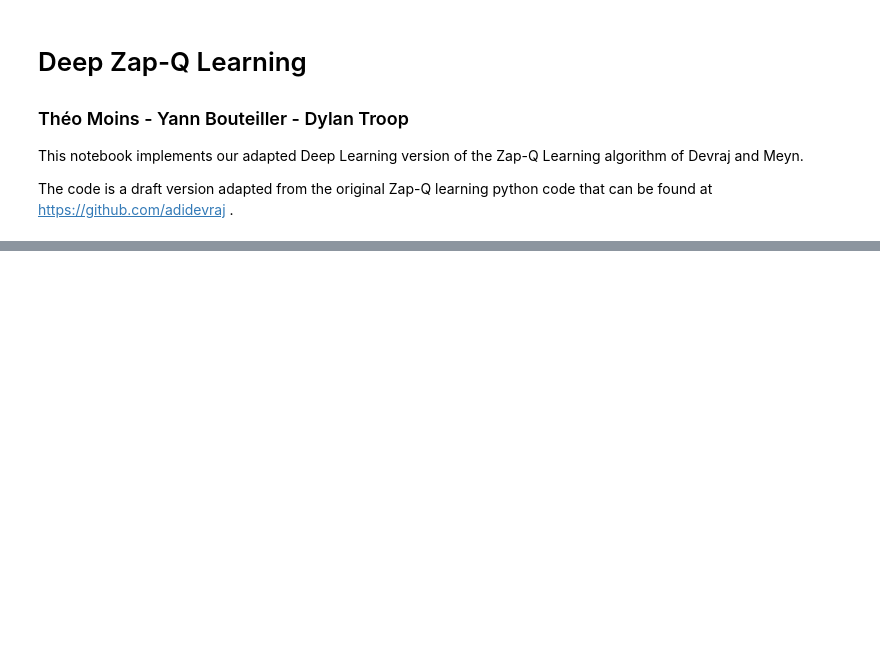
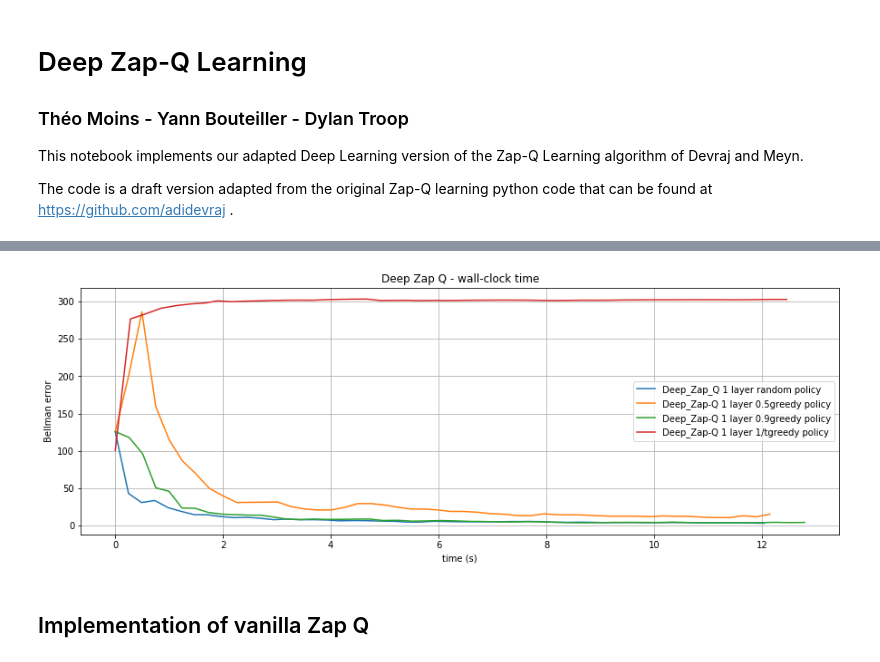
Before and after one commit to TheoMoins/IFT6085-Project, a Jupyter notebook: Experiments_Deep_Version.ipynb, the cells around one changed output, grey strips where cells are left out. Cells and saved outputs as stored; diff of their text form; code cells hidden in the pictures; blank space fills up the shorter version.

Commit message:
plot function

```diff
--- a/Experiments_Deep_Version.ipynb
+++ b/Experiments_Deep_Version.ipynb
@@ -594,0 +393,16 @@ print(q_table)
+# %%
+dataplot = collections.defaultdict(PlotResults)
+# %%
+Q, dataplot = Zap_Q(xStart = 4, # start state
+          beta = 0.8, # Discount factor
+          rho = 0.85, # Stepsize \gamma_n = (1/n)^\rhot_step=1000
+          policyRandomness=0.9,
+          environmentRandomness=0.2,
+          T=5000, # Number of iterations for learning (number of data samples we observe)
+          t_step=100, #This is how often I want to store the data (Bellman error)
+          livePlot = False,
+          plotTitle='Deep Zap-Q with fully randomized policy: 1 layer, no non-linearity, one-hot of all SA',
+          plotLabel='Deep_Zap_Q 1 layer random policy',
+          dataplot=dataplot)
+
+print(Q)
@@ -594,0 +474,23 @@ print(q_table)
+# %%
+architecture = nn.Sequential(
+    nn.Linear(StaActLen, 1, bias=False)
+)
+for m in architecture.modules():
+    if isinstance(m, nn.Linear):
+        nn.init.constant_(m.weight, 0)
+
+Q, dataplot = Zap_Q(xStart = 4, # start state
+          beta = 0.8, # Discount factor
+          rho = 0.85, # Stepsize \gamma_n = (1/n)^\rhot_step=1000
+          policyRandomness=-1,
+          environmentRandomness=0.2,
+          T=5000, # Number of iterations for learning (number of data samples we observe)
+          t_step=100, #This is how often I want to store the data (Bellman error)
+          livePlot = False,
+          plotTitle='Deep Zap-Q 1 layer',
+          dataplot=dataplot,
+          plotLabel='Deep_Zap-Q 1 layer 1/tgreedy policy',
+          ylim1=None,
+          architecture = architecture)
+
+print(Q)
@@ -594,0 +510,6 @@ print(q_table)
+# %%
+live_plot(dataplot, title='Deep Zap Q - wall-clock time', ylabel='Bellman error', xlabel='time (s)', ylim1=None)
+# %% [output]
+[figure, added]
+# %% [markdown]
+## Implementation of vanilla Zap Q
```
Also changed, not shown: parts of 39 cells of this notebook.
